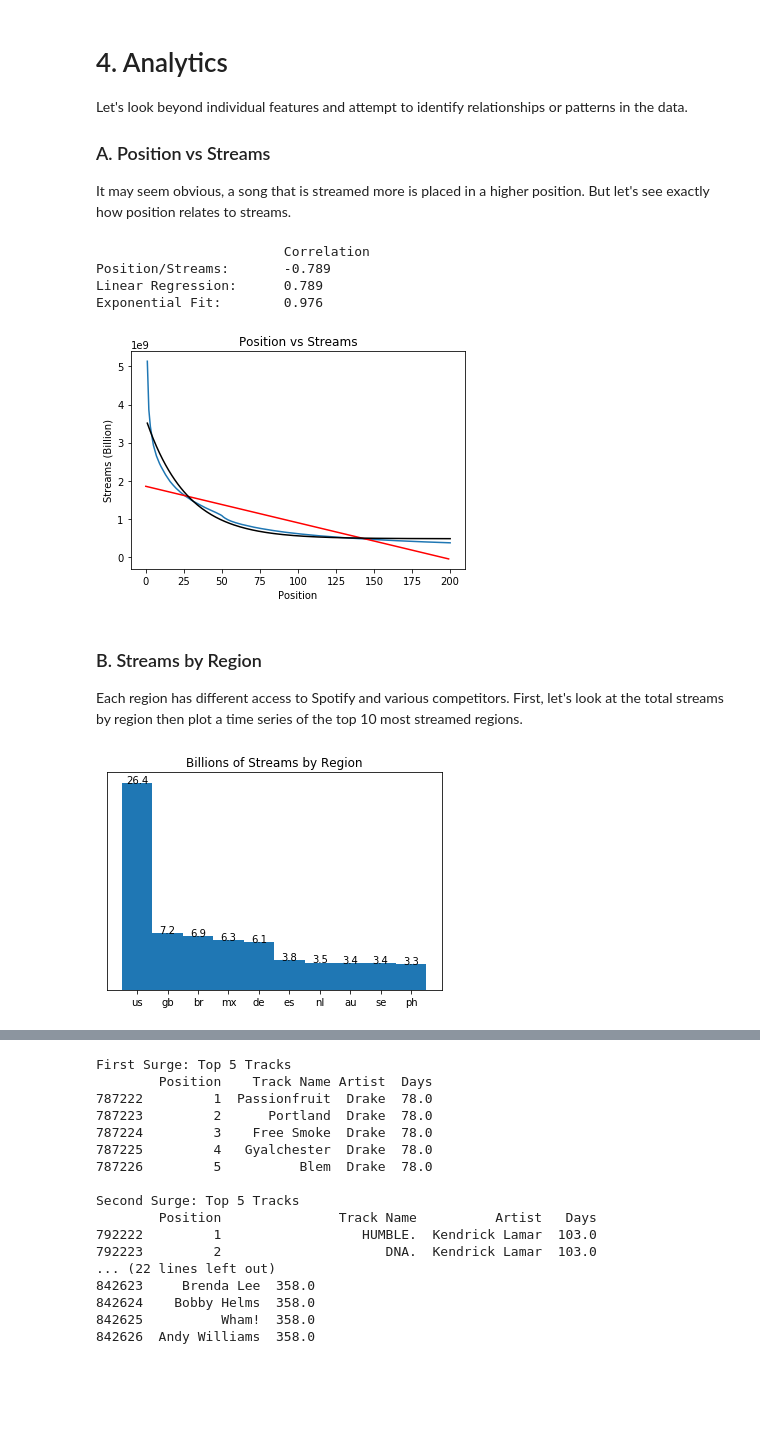
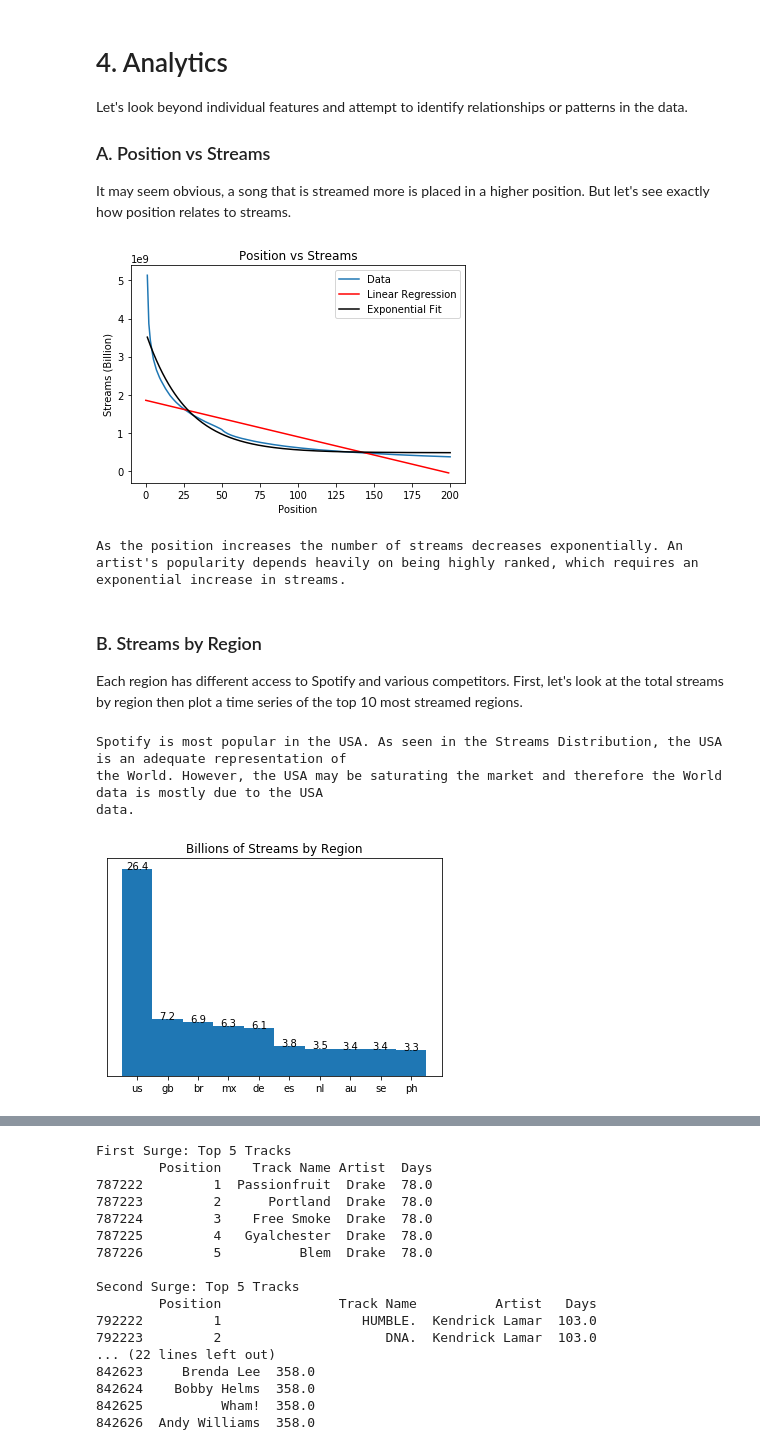
Before and after one commit to cobrobrown/thinkful_course, a Jupyter notebook: unit_1_data_and_analysis/1.5.1_narrative_analytics_and_experimentation/1.5.1_narrative_analytics_and_experimentation.ipynb, the cells around one changed output, grey strips where cells are left out. Drawn from its saved outputs; the diff is of its cells as text; code cells hidden in the pictures; blank space fills up the shorter version.

```diff
--- a/unit_1_data_and_analysis/1.5.1_narrative_analytics_and_experimentation/1.5.1_narrative_analytics_and_experimentation.ipynb
+++ b/unit_1_data_and_analysis/1.5.1_narrative_analytics_and_experimentation/1.5.1_narrative_analytics_and_experimentation.ipynb
@@ -185,38 +196,31 @@ It may seem obvious, a song that is streamed more is placed in a higher position
 # %%
 # correlation/Linear regression: Streams and Position
 df_streams_position = df_eng.groupby(['Position']).sum()
 df_streams_position.reset_index(inplace = True)
 float_streams = df_streams_position['Streams'].astype(np.float)
 # linear regression
 slope_lin, intercept_lin, _,_,_ = sp.linregress(df_streams_position['Position'],float_streams)
 regress_length = int(df_streams_position['Position'].max())
 regress_lin = range(regress_length) * (np.ones(regress_length) * float(slope_lin)) + np.ones(regress_length) * float(intercept_lin)
 # exponential regression
 def exp_func(x, a, b, c):
     return a * np.exp(-b * x) + c
 exp_fit, _ = spo.curve_fit(exp_func,  df_streams_position['Position'],  float_streams, p0=[-29000000000.0,1.064250352,4617322502.0])
 exp_y = exp_func(df_streams_position['Position'], *exp_fit)
-# correlation
-corr_streams_position = float_streams.corr(df_streams_position['Position'])
-print ("\t\t\tCorrelation\nPosition/Streams:\t{}".format(round(corr_streams_position,3)))
-corr_lin = float_streams.corr(pd.Series(regress_lin))
-print ("Linear Regression:\t{}".format(round(corr_lin,3)))
-corr_exp = float_streams.corr(exp_y)
-print ("Exponential Fit:\t{}".format(round(corr_exp,3)))
 # plot Position vs Streams
-fig_streams_position, ax_streams_position = plt.subplots()
-ax_streams_position.plot(df_streams_position['Position'],float_streams);
-ax_streams_position.plot(regress_lin,'r')
-ax_streams_position.plot(df_streams_position['Position'], exp_y,'k')
-ax_streams_position.set_xlabel('Position')
-ax_streams_position.set_ylabel('Streams (Billion)')
-ax_streams_position.set_title('Position vs Streams');
+plt.plot(df_streams_position['Position'],float_streams, label = 'Data');
+plt.plot(regress_lin,'r', label = 'Linear Regression')
+plt.plot(df_streams_position['Position'], exp_y,'k', label = 'Exponential Fit')
+plt.xlabel('Position')
+plt.ylabel('Streams (Billion)')
+plt.title('Position vs Streams');
+plt.legend();
+plt.show()
+#discussion
+print ("As the position increases the number of streams decreases exponentially. An artist's popularity depends heavily on being highly ranked, which requires an exponential increase in streams.")
 # %% [output]
+[figure, new version]
-                        Correlation
-Position/Streams:       -0.789
-Linear Regression:      0.789
-Exponential Fit:        0.976
+As the position increases the number of streams decreases exponentially. An artist's popularity depends heavily on being highly ranked, which requires an exponential increase in streams.
-[figure, old version]
 # %% [markdown]
 ### B. Streams by Region
 Each region has different access to Spotify and various competitors. First, let's look at the total streams by region then plot a time series of the top 10 most streamed regions.
@@ -235,7 +239,12 @@ ax_streams.set_title('Billions of Streams by Region')
 top_10_array = np.array(top_10['Streams'])
 for x,y in zip(range(len(top_10_array)),top_10_array):
     ax_streams.text(x,y,round(y / 1000000000,1),horizontalalignment='center');
+# discussion
+print ("Spotify is most popular in the USA. As seen in the Streams Distribution, the USA is an adequate representation of\nthe World. However, the USA may be saturating the market and therefore the World data is mostly due to the USA\ndata.")
 # %% [output]
+Spotify is most popular in the USA. As seen in the Streams Distribution, the USA is an adequate representation of
+the World. However, the USA may be saturating the market and therefore the World data is mostly due to the USA
+data.
 [figure]
 # %%
 # top 10 regions - stream time series
```
Also changed, not shown: parts of 4 cells of this notebook.
